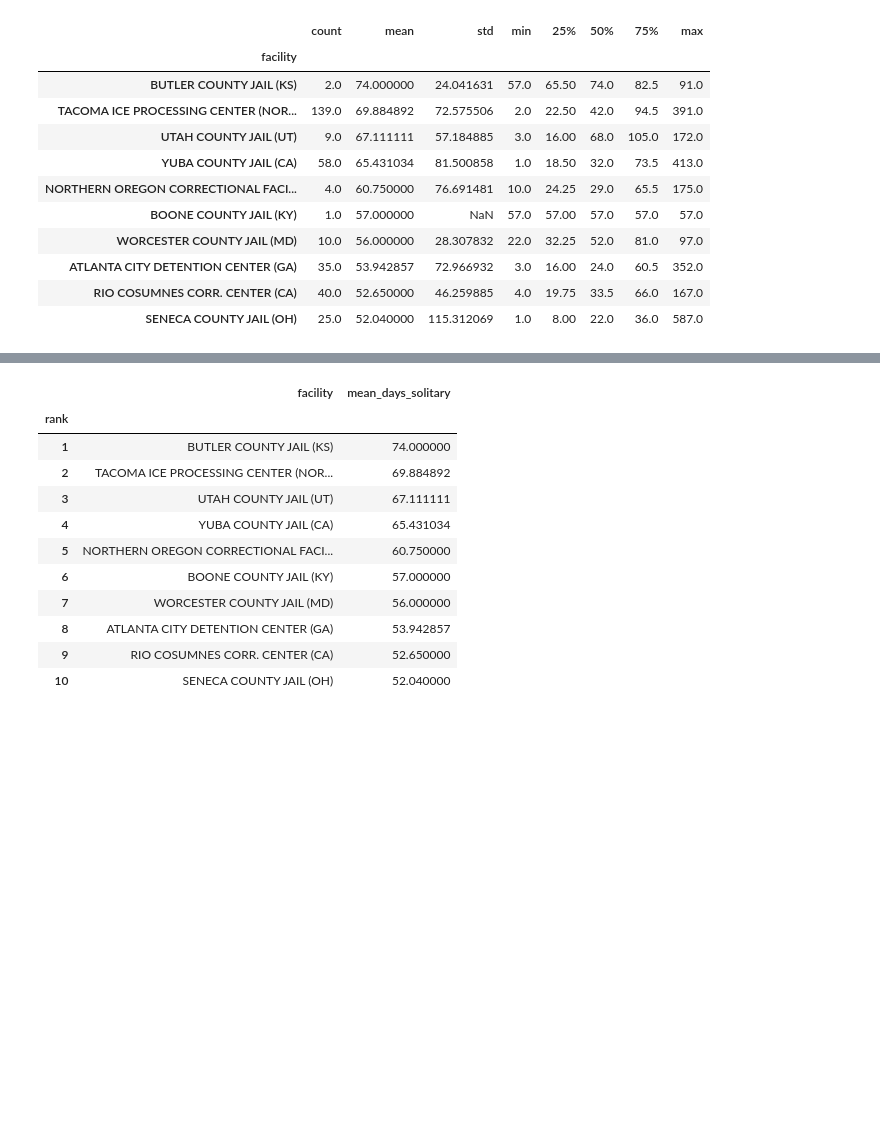
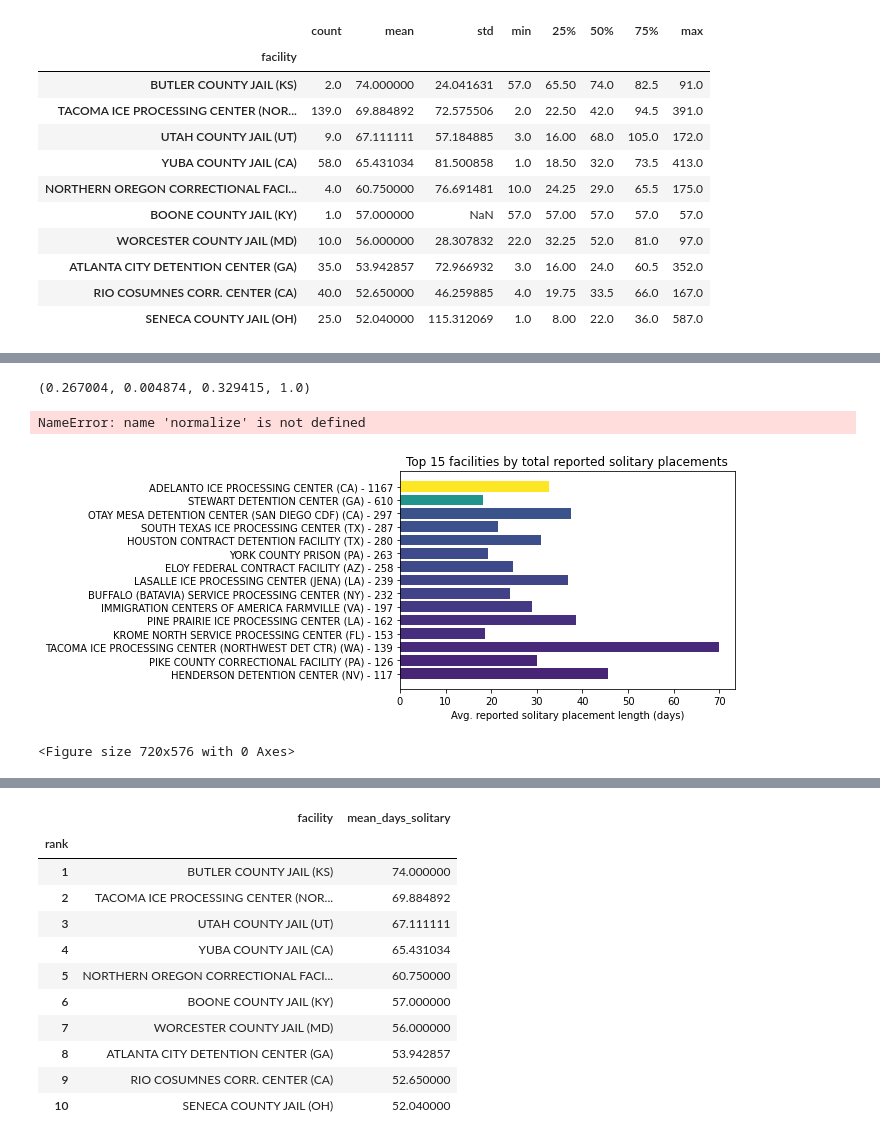
Before and after one commit to UWCHR/nwdc-seg, a Jupyter notebook: analyze/note/NWDC-analyze.ipynb, the cells around one changed output, grey strips where cells are left out. Drawn from its saved outputs; the diff is of its cells as text; code cells hidden in the pictures; blank space fills up the shorter version.

Commit message:
Exploratory edits

```diff
--- a/analyze/note/NWDC-analyze.ipynb
+++ b/analyze/note/NWDC-analyze.ipynb
@@ -1122,4 +1143,4 @@ pogo.groupby('facility')['days_solitary'].describe().sort_values(by='mean', asce
 | RIO COSUMNES CORR. CENTER (CA) | 40.0 | 52.650000 | 46.259885 | 4.0 | 19.75 | 33.5 | 66.0 | 167.0 |
 | SENECA COUNTY JAIL (OH) | 25.0 | 52.040000 | 115.312069 | 1.0 | 8.00 | 22.0 | 36.0 | 587.0 |
 # %%
-pogo.groupby('facility')['days_solitary'].describe().sort_values(by='count', ascending=False).head(15)
+data = pogo.groupby('facility')['days_solitary'].describe().sort_values(by='count', ascending=False).head(15)
@@ -1143,0 +1147,4 @@ pogo.groupby('facility')['days_solitary'].describe().sort_values(by='count', asc
+# %%
+data = data.sort_values(by='count')
+# %%
+edit_labels = pd.Series(data.index + ' - ' + data['count'].astype(int).astype(str))
@@ -1143,0 +1169,30 @@ pogo.groupby('facility')['days_solitary'].describe().sort_values(by='count', asc
+# %%
+cm.viridis(0,1)
+# %% [output]
+(0.267004, 0.004874, 0.329415, 1.0)
+# %%
+normalize(data['count'])
+# %% [output]
+NameError: name 'normalize' is not defined
+# %%
+fig, ax = plt.subplots()
+
+fig = plt.figure(figsize=(10,8))
+
+y_pos = np.arange(len(data))
+
+ax.barh(y_pos, data['mean'], align='center', color=cm.viridis((data['count']/data['count'].max())))
+
+ax.set_yticks(y_pos)
+
+ax.set_yticklabels(edit_labels.values)
+
+ax.set_xlabel('Avg. reported solitary placement length (days)')
+
+ax.set_title('Top 15 facilities by total reported solitary placements')
+
+plt.tight_layout()
+plt.show();
+# %% [output]
+[figure, added]
+<Figure size 720x576 with 0 Axes>
```
Also changed, not shown: parts of 30 cells of this notebook.
